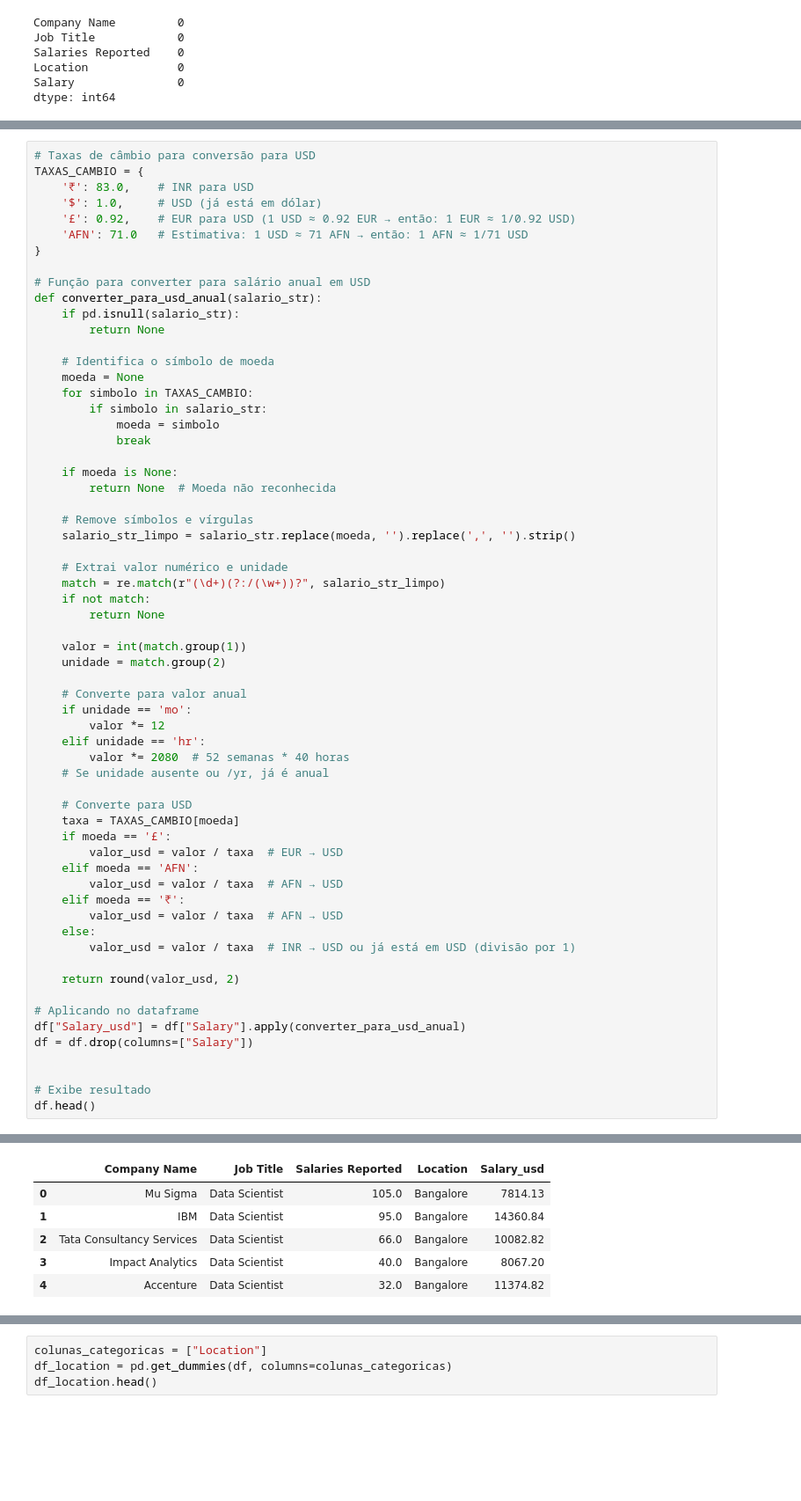
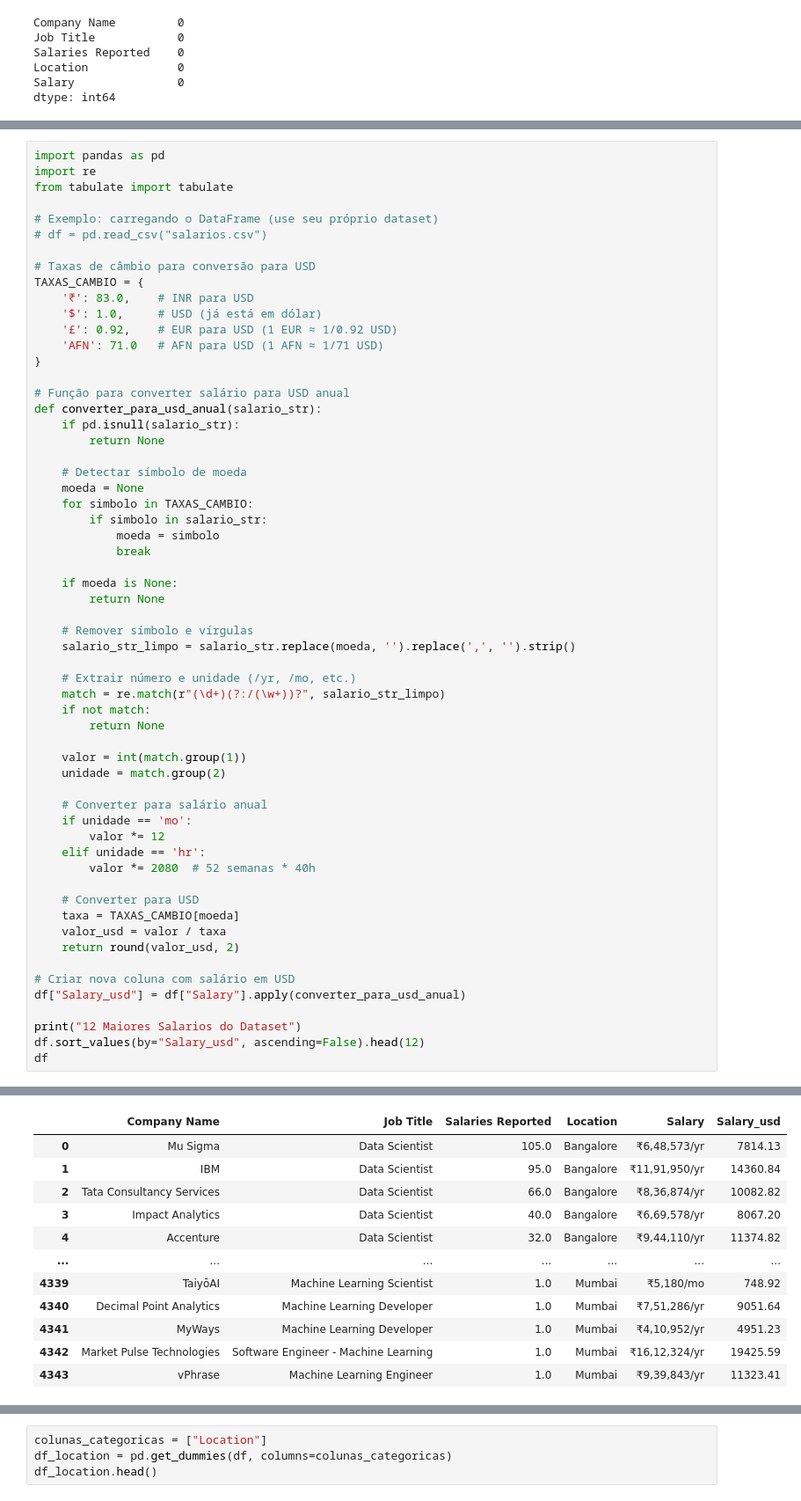
Before and after one commit to lanjos1/Salary-Estimation-Using-Regression-Model, a Jupyter notebook: Salary.ipynb, the cells around one changed output, grey strips where cells are left out. Shown: that part at 88% size. Drawn from its saved outputs; the diff is of its cells as text; blank space fills up the shorter version.

Commit message:
Data Pre-processing

```diff
--- a/Salary.ipynb
+++ b/Salary.ipynb
@@ -110,20 +110,27 @@ Unique job titles:
 23            Machine Learning Associate      1
 24         Machine Learning Data Analyst      1
 # %%
+import pandas as pd
+import re
+from tabulate import tabulate
+
+# Exemplo: carregando o DataFrame (use seu próprio dataset)
+# df = pd.read_csv("salarios.csv")
+
 # Taxas de câmbio para conversão para USD
 TAXAS_CAMBIO = {
     '₹': 83.0,    # INR para USD
     '$': 1.0,     # USD (já está em dólar)
-    '£': 0.92,    # EUR para USD (1 USD ≈ 0.92 EUR → então: 1 EUR ≈ 1/0.92 USD)
-    'AFN': 71.0   # Estimativa: 1 USD ≈ 71 AFN → então: 1 AFN ≈ 1/71 USD
+    '£': 0.92,    # EUR para USD (1 EUR ≈ 1/0.92 USD)
+    'AFN': 71.0   # AFN para USD (1 AFN ≈ 1/71 USD)
 }
 
-# Função para converter para salário anual em USD
+# Função para converter salário para USD anual
 def converter_para_usd_anual(salario_str):
     if pd.isnull(salario_str):
         return None
 
-    # Identifica o símbolo de moeda
+    # Detectar símbolo de moeda
     moeda = None
     for simbolo in TAXAS_CAMBIO:
         if simbolo in salario_str:
@@ -131,12 +138,12 @@ def converter_para_usd_anual(salario_str):
             break
 
     if moeda is None:
-        return None  # Moeda não reconhecida
+        return None
 
-    # Remove símbolos e vírgulas
+    # Remover símbolo e vírgulas
     salario_str_limpo = salario_str.replace(moeda, '').replace(',', '').strip()
 
-    # Extrai valor numérico e unidade
+    # Extrair número e unidade (/yr, /mo, etc.)
     match = re.match(r"(\d+)(?:/(\w+))?", salario_str_limpo)
     if not match:
         return None
@@ -144,31 +151,21 @@ def converter_para_usd_anual(salario_str):
     valor = int(match.group(1))
     unidade = match.group(2)
 
-    # Converte para valor anual
+    # Converter para salário anual
     if unidade == 'mo':
         valor *= 12
     elif unidade == 'hr':
-        valor *= 2080  # 52 semanas * 40 horas
-    # Se unidade ausente ou /yr, já é anual
+        valor *= 2080  # 52 semanas * 40h
 
-    # Converte para USD
+    # Converter para USD
     taxa = TAXAS_CAMBIO[moeda]
-    if moeda == '£':
-        valor_usd = valor / taxa  # EUR → USD
-    elif moeda == 'AFN':
-        valor_usd = valor / taxa  # AFN → USD
-    elif moeda == '₹':
-        valor_usd = valor / taxa  # AFN → USD
-    else:
-        valor_usd = valor / taxa  # INR → USD ou já está em USD (divisão por 1)
-
+    valor_usd = valor / taxa
     return round(valor_usd, 2)
 
-# Aplicando no dataframe
+# Criar nova coluna com salário em USD
 df["Salary_usd"] = df["Salary"].apply(converter_para_usd_anual)
-df = df.drop(columns=["Salary"])
 
-
-# Exibe resultado
-df.head()
+print("12 Maiores Salarios do Dataset")
+df.sort_values(by="Salary_usd", ascending=False).head(12)
+df
 # %% [output]
@@ -175,6 +173,12 @@ df.head()
-|  | Company Name | Job Title | Salaries Reported | Location | Salary_usd |
-| 0 | Mu Sigma | Data Scientist | 105.0 | Bangalore | 7814.13 |
-| 1 | IBM | Data Scientist | 95.0 | Bangalore | 14360.84 |
-| 2 | Tata Consultancy Services | Data Scientist | 66.0 | Bangalore | 10082.82 |
-| 3 | Impact Analytics | Data Scientist | 40.0 | Bangalore | 8067.20 |
-| 4 | Accenture | Data Scientist | 32.0 | Bangalore | 11374.82 |
+|  | Company Name | Job Title | Salaries Reported | Location | Salary | Salary_usd |
+| 0 | Mu Sigma | Data Scientist | 105.0 | Bangalore | ₹6,48,573/yr | 7814.13 |
+| 1 | IBM | Data Scientist | 95.0 | Bangalore | ₹11,91,950/yr | 14360.84 |
+| 2 | Tata Consultancy Services | Data Scientist | 66.0 | Bangalore | ₹8,36,874/yr | 10082.82 |
+| 3 | Impact Analytics | Data Scientist | 40.0 | Bangalore | ₹6,69,578/yr | 8067.20 |
+| 4 | Accenture | Data Scientist | 32.0 | Bangalore | ₹9,44,110/yr | 11374.82 |
+| ... | ... | ... | ... | ... | ... | ... |
+| 4339 | TaiyōAI | Machine Learning Scientist | 1.0 | Mumbai | ₹5,180/mo | 748.92 |
+| 4340 | Decimal Point Analytics | Machine Learning Developer | 1.0 | Mumbai | ₹7,51,286/yr | 9051.64 |
+| 4341 | MyWays | Machine Learning Developer | 1.0 | Mumbai | ₹4,10,952/yr | 4951.23 |
+| 4342 | Market Pulse Technologies | Software Engineer - Machine Learning | 1.0 | Mumbai | ₹16,12,324/yr | 19425.59 |
+| 4343 | vPhrase | Machine Learning Engineer | 1.0 | Mumbai | ₹9,39,843/yr | 11323.41 |
```
Also changed, not shown: parts of 4 cells of this notebook.
